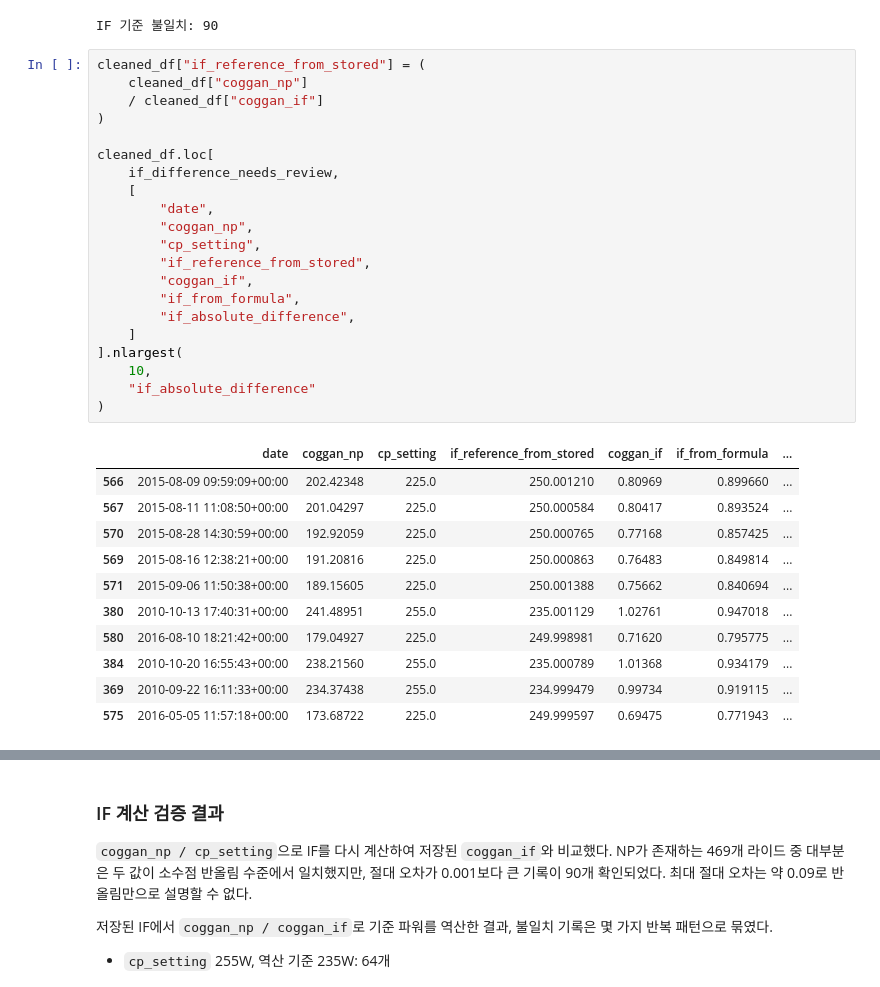
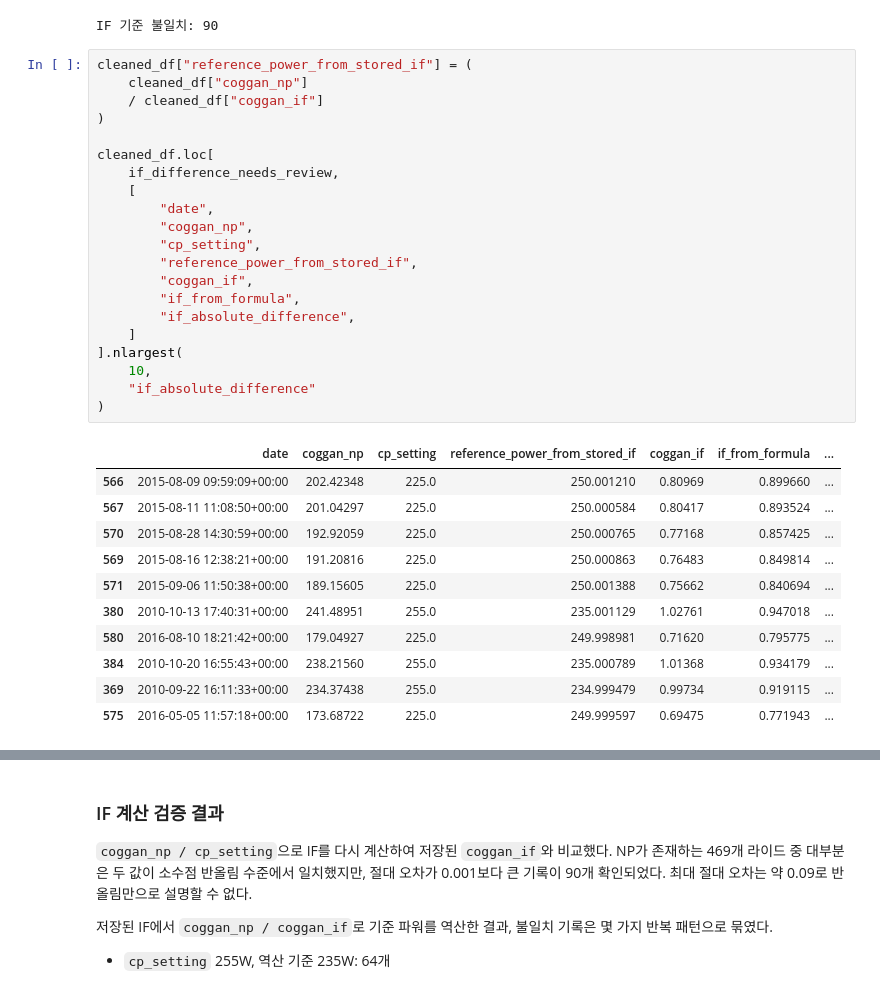
Before and after one commit to jhh0107gsc-hub/cycling, a Jupyter notebook: notebooks/01_goldencheetah_exploration.ipynb, the cells around one changed output, grey strips where cells are left out. Saved outputs shown, nothing was run; the diff lists cells and outputs as text.

```diff
--- a/notebooks/01_goldencheetah_exploration.ipynb
+++ b/notebooks/01_goldencheetah_exploration.ipynb
@@ -974,28 +974,28 @@ print(
 # %% [output]
 IF 기준 불일치: 90
 # %%
-cleaned_df["if_reference_from_stored"] = (
+cleaned_df["reference_power_from_stored_if"] = (
     cleaned_df["coggan_np"]
     / cleaned_df["coggan_if"]
 )
 
 cleaned_df.loc[
     if_difference_needs_review,
     [
         "date",
         "coggan_np",
         "cp_setting",
-        "if_reference_from_stored",
+        "reference_power_from_stored_if",
         "coggan_if",
         "if_from_formula",
         "if_absolute_difference",
     ]
 ].nlargest(
     10,
     "if_absolute_difference"
 )
 # %% [output]
-|  | date | coggan_np | cp_setting | if_reference_from_stored | coggan_if | if_from_formula | ... |
+|  | date | coggan_np | cp_setting | reference_power_from_stored_if | coggan_if | if_from_formula | ... |
 | 566 | 2015-08-09 09:59:09+00:00 | 202.42348 | 225.0 | 250.001210 | 0.80969 | 0.899660 | ... |
 | 567 | 2015-08-11 11:08:50+00:00 | 201.04297 | 225.0 | 250.000584 | 0.80417 | 0.893524 | ... |
 | 570 | 2015-08-28 14:30:59+00:00 | 192.92059 | 225.0 | 250.000765 | 0.77168 | 0.857425 | ... |
```
Also changed, not shown: parts of 42 cells of this notebook.
